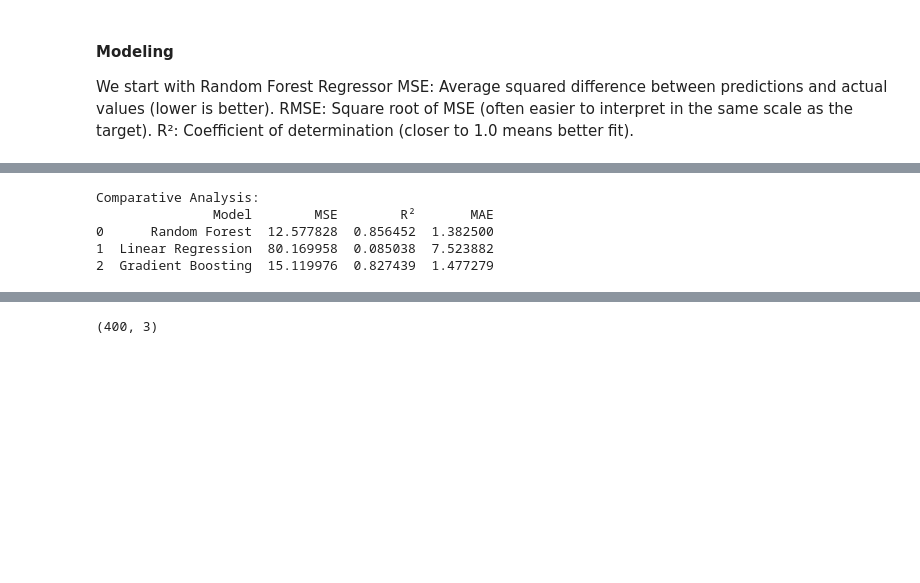
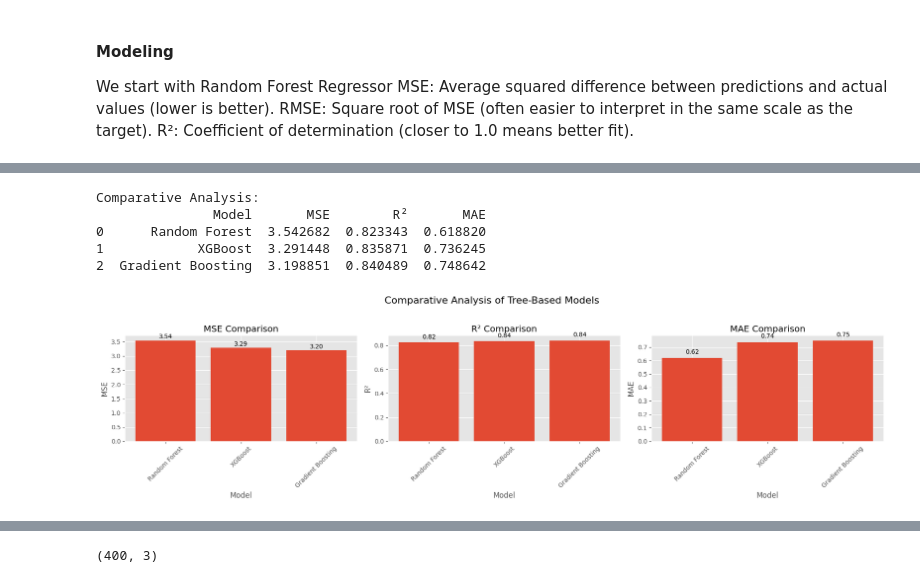
Before and after one commit to Joackim27/ML-Bandwidth-Allocation, a Jupyter notebook: main.ipynb, the cells around one changed output, grey strips where cells are left out. Drawn from its saved outputs; the diff is of its cells as text; code cells hidden in the pictures; blank space fills up the shorter version.

```diff
--- a/main.ipynb
+++ b/main.ipynb
@@ -263,18 +270,43 @@ Gradient Boosting -> MSE: 15.12, R²: 0.83, MAE: 1.48
-# %%
-# Comparative Analysis of all models
-results = pd.DataFrame({
-    'Model': ['Random Forest', 'Linear Regression', 'Gradient Boosting'],
-    'MSE': [mse_rf, mse_lr, mse_gbr],
-    'R²': [r2_rf, r2_lr, r2_gbr],
-    'MAE': [mae_rf, mae_lr, mae_gbr]
-})
-
-print("\nComparative Analysis:")
-print(results)
-# %% [output]
-Comparative Analysis:
-               Model        MSE        R²       MAE
-0      Random Forest  12.577828  0.856452  1.382500
-1  Linear Regression  80.169958  0.085038  7.523882
-2  Gradient Boosting  15.119976  0.827439  1.477279
+# %%
+import pandas as pd
+import matplotlib.pyplot as plt
+
+# Step 1: Define your results
+results = pd.DataFrame({
+    'Model': ['Random Forest', 'XGBoost', 'Gradient Boosting'],
+    'MSE': [mse_rf, mse_xgb, mse_gbr],
+    'R²': [r2_rf, r2_xgb, r2_gbr],
+    'MAE': [mae_rf, mae_xgb, mae_gbr]
+})
+
+print("\nComparative Analysis:")
+print(results)
+
+# Step 2: Plot with value labels
+metrics = ['MSE', 'R²', 'MAE']
+fig, axes = plt.subplots(1, 3, figsize=(18, 5))
+
+for i, metric in enumerate(metrics):
+    bars = axes[i].bar(results['Model'], results[metric])
+    axes[i].set_title(f'{metric} Comparison')
+    axes[i].set_ylabel(metric)
+    axes[i].set_xlabel('Model')
+    axes[i].set_xticks(range(len(results['Model'])))
+    axes[i].set_xticklabels(results['Model'], rotation=45)
+
+    # Add value labels on top of bars
+    for bar in bars:
+        height = bar.get_height()
+        axes[i].text(bar.get_x() + bar.get_width() / 2.0, height + 0.02, f'{height:.2f}', ha='center', va='bottom')
+
+plt.suptitle('Comparative Analysis of Tree-Based Models', fontsize=16)
+plt.tight_layout(rect=[0, 0.03, 1, 0.95])
+plt.show()
+# %% [output]
+Comparative Analysis:
+               Model       MSE        R²       MAE
+0      Random Forest  3.542682  0.823343  0.618820
+1            XGBoost  3.291448  0.835871  0.736245
+2  Gradient Boosting  3.198851  0.840489  0.748642
+[figure, added]
 # %% [markdown]
```
Also changed, not shown: parts of 16 cells of this notebook.
